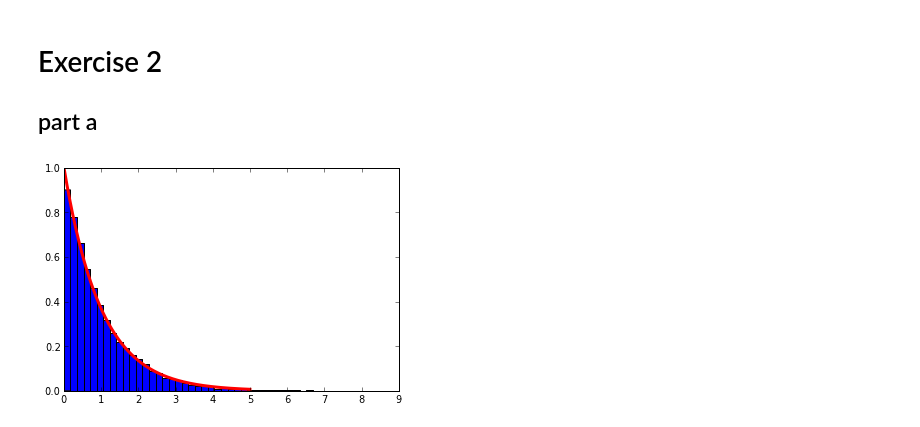
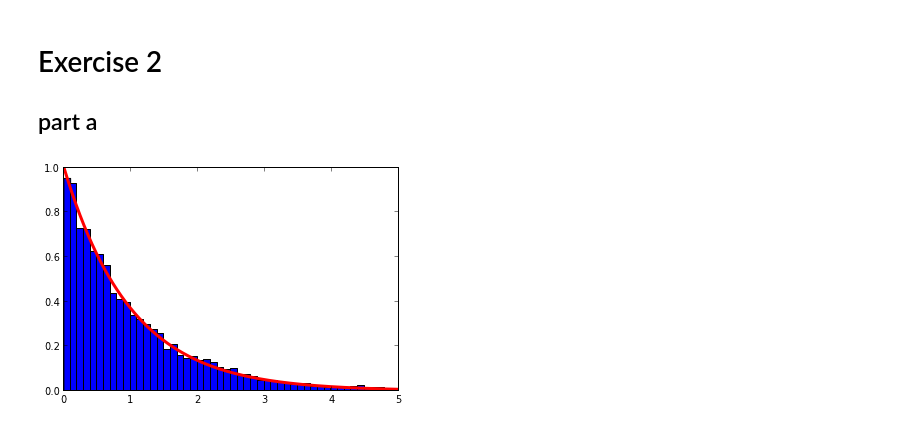
Before and after one commit to mtotten/PHYS202-S13, a Jupyter notebook: Week8/RandomNumbersAndMonteCarlo.ipynb, the cells around one changed output. Drawn from its saved outputs; the diff is of its cells as text; code cells hidden in the pictures.

```diff
--- a/Week8/RandomNumbersAndMonteCarlo.ipynb
+++ b/Week8/RandomNumbersAndMonteCarlo.ipynb
@@ -140,16 +140,15 @@ b = f(x)
 F = cumsum(b)/sum(b)
 z = numpy.random.random_sample(N);
 sort(F)
-x = searchsorted(F,z)
+finv = x[searchsorted(F,z)]
 # %%
 x = arange(0.,5.+.001,.001)
-b = f(x)
+
 N = 10000
 z = numpy.random.random_sample(N);
-Finv = lambda z: -log(1-z)
-xsamples = Finv(z);
+xsamples= finv;
 hist(xsamples,50,normed=True,label="Sampled Distribution")
 plot(x,f(x),label="True Distribution",lw=3,color='red')
 show()
 # %% [output]
-[figure, old version]
+[figure, new version]
```
Also changed, not shown: parts of 9 cells of this notebook, 1 other file.
